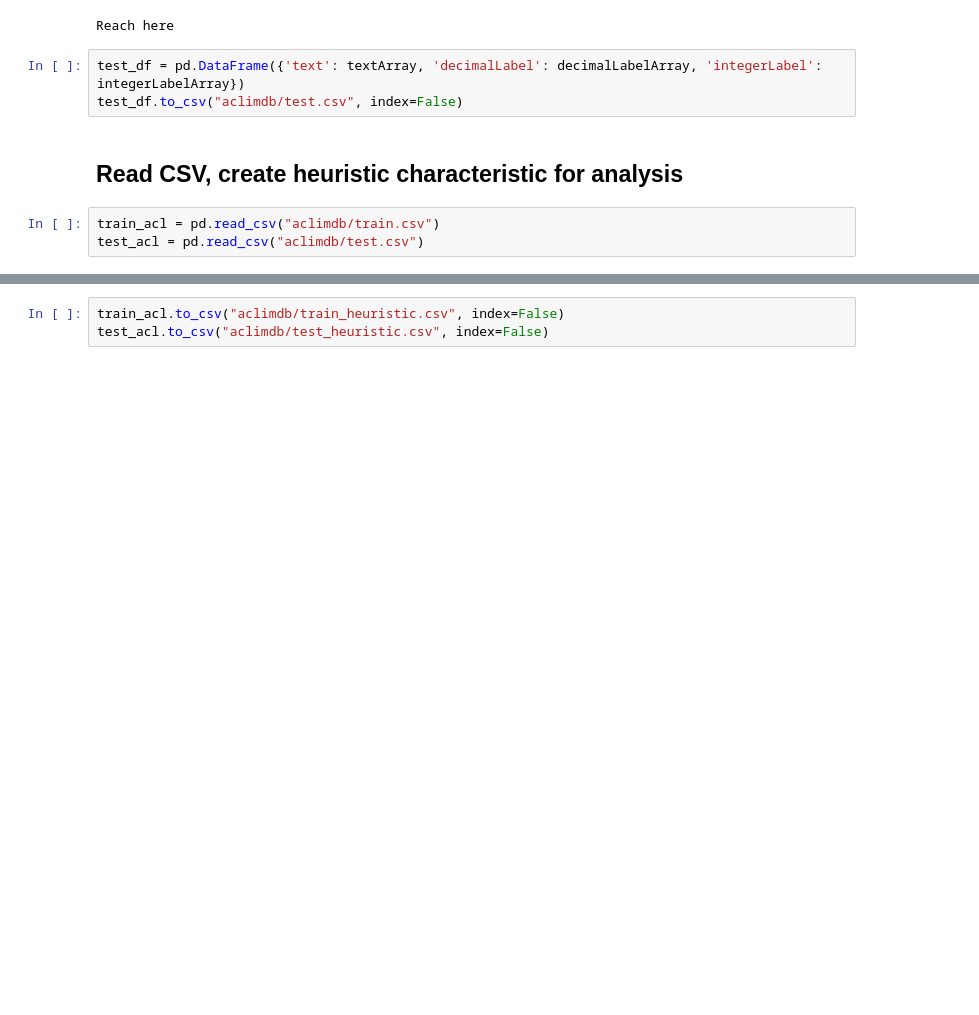
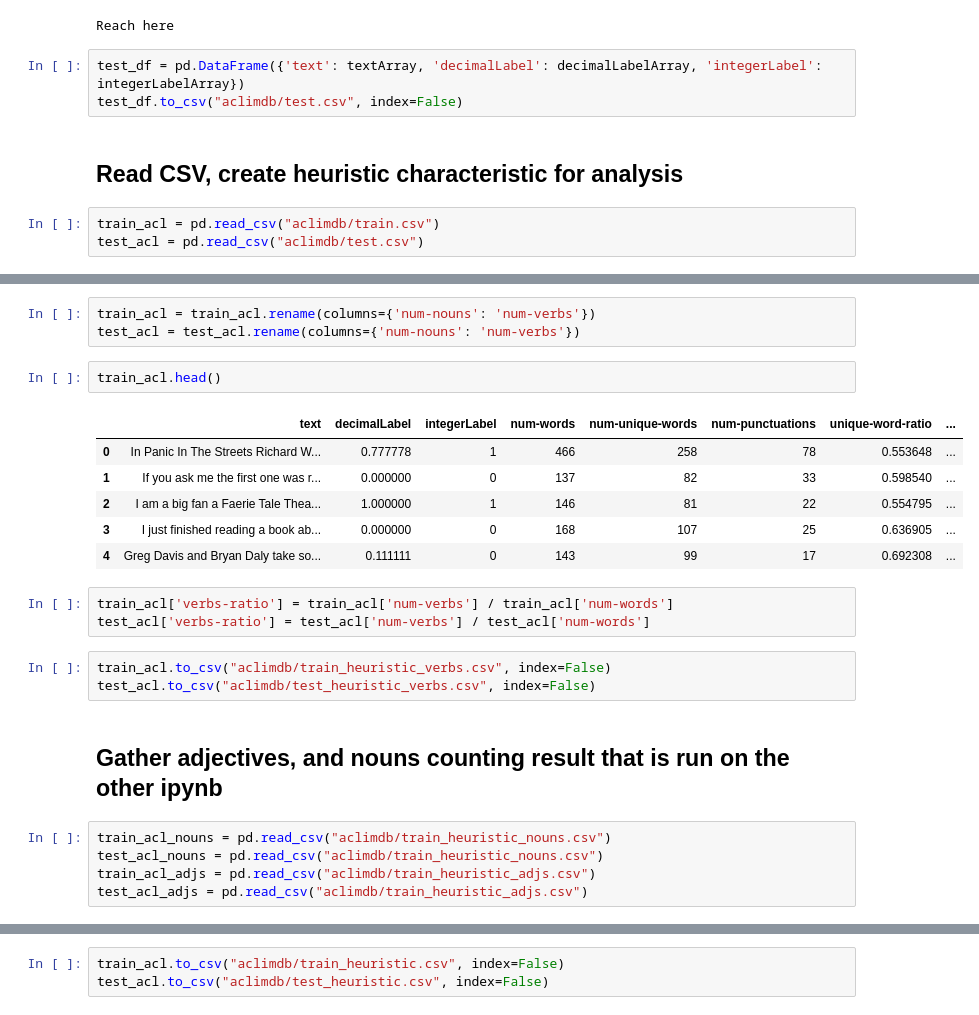
Before and after one commit to bconstantine/MachineLearningFinalProject, a Jupyter notebook: Bryan_EDA.ipynb, the cells around one changed output, grey strips where cells are left out. Cells and saved outputs as stored; diff of their text form; blank space fills up the shorter version.

```diff
--- a/Bryan_EDA.ipynb
+++ b/Bryan_EDA.ipynb
@@ -177,0 +247,25 @@ beginning noun extraction
+# %%
+train_acl = train_acl.rename(columns={'num-nouns': 'num-verbs'})
+test_acl = test_acl.rename(columns={'num-nouns': 'num-verbs'})
+# %%
+train_acl.head()
+# %% [output]
+|  | text | decimalLabel | integerLabel | num-words | num-unique-words | num-punctuations | unique-word-ratio | ... |
+| 0 | In Panic In The Streets Richard W... | 0.777778 | 1 | 466 | 258 | 78 | 0.553648 | ... |
+| 1 | If you ask me the first one was r... | 0.000000 | 0 | 137 | 82 | 33 | 0.598540 | ... |
+| 2 | I am a big fan a Faerie Tale Thea... | 1.000000 | 1 | 146 | 81 | 22 | 0.554795 | ... |
+| 3 | I just finished reading a book ab... | 0.000000 | 0 | 168 | 107 | 25 | 0.636905 | ... |
+| 4 | Greg Davis and Bryan Daly take so... | 0.111111 | 0 | 143 | 99 | 17 | 0.692308 | ... |
+# %%
+train_acl['verbs-ratio'] = train_acl['num-verbs'] / train_acl['num-words']
+test_acl['verbs-ratio'] = test_acl['num-verbs'] / test_acl['num-words']
+# %%
+train_acl.to_csv("aclimdb/train_heuristic_verbs.csv", index=False)
+test_acl.to_csv("aclimdb/test_heuristic_verbs.csv", index=False)
+# %% [markdown]
+## Gather adjectives, and nouns counting result that is run on the other ipynb
+# %%
+train_acl_nouns = pd.read_csv("aclimdb/train_heuristic_nouns.csv")
+test_acl_nouns = pd.read_csv("aclimdb/train_heuristic_nouns.csv")
+train_acl_adjs = pd.read_csv("aclimdb/train_heuristic_adjs.csv")
+test_acl_adjs = pd.read_csv("aclimdb/train_heuristic_adjs.csv")
```
Also changed, not shown: parts of 31 cells of this notebook, 2 other files.
